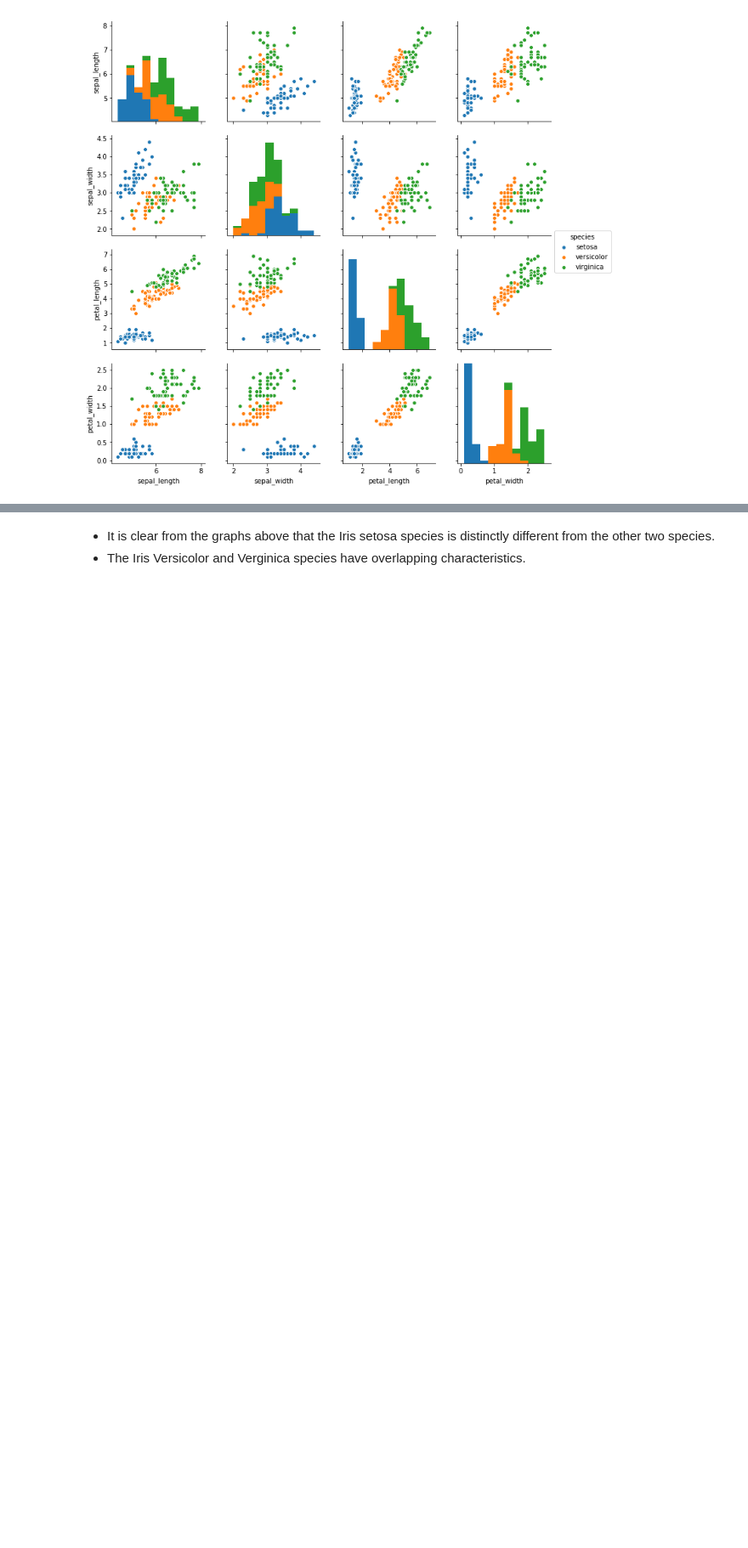
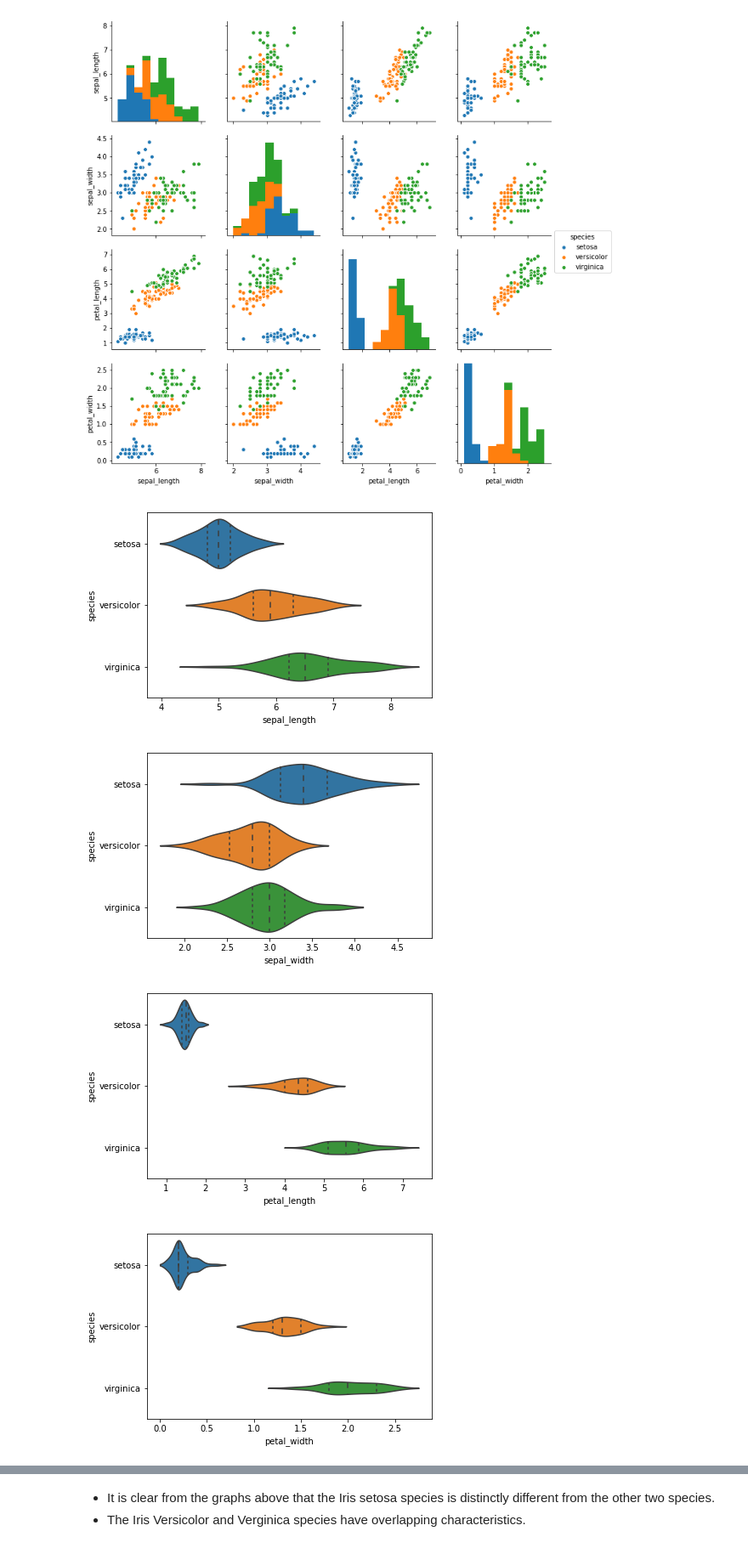
Before and after one commit to lanodburke/Emerging-Technologies-Project, a Jupyter notebook: iris-dataset.ipynb, the cells around one changed output, grey strips where cells are left out. Shown at 85% size. Saved outputs shown, nothing was run; the diff lists cells and outputs as text; code cells hidden in the pictures; blank space fills up the shorter version.

Commit message:
Added more data summaries and data visualisations

```diff
--- a/iris-dataset.ipynb
+++ b/iris-dataset.ipynb
@@ -59,3 +95,17 @@ sns.pairplot(iris_dataset, hue='species')
 # %% [output]
 <seaborn.axisgrid.PairGrid at 0x...>
 [figure]
+# %%
+violin = sns.violinplot(y='species', x='sepal_length', data=iris_dataset, inner='quartile')
+plt.show()
+violin = sns.violinplot(y='species', x='sepal_width', data=iris_dataset, inner='quartile')
+plt.show()
+violin = sns.violinplot(y='species', x='petal_length', data=iris_dataset, inner='quartile')
+plt.show()
+violin = sns.violinplot(y='species', x='petal_width', data=iris_dataset, inner='quartile')
+plt.show()
+# %% [output]
+[figure, added]
+[figure, added]
+[figure, added]
+[figure, added]
```
Also changed, not shown: parts of 6 cells of this notebook.
